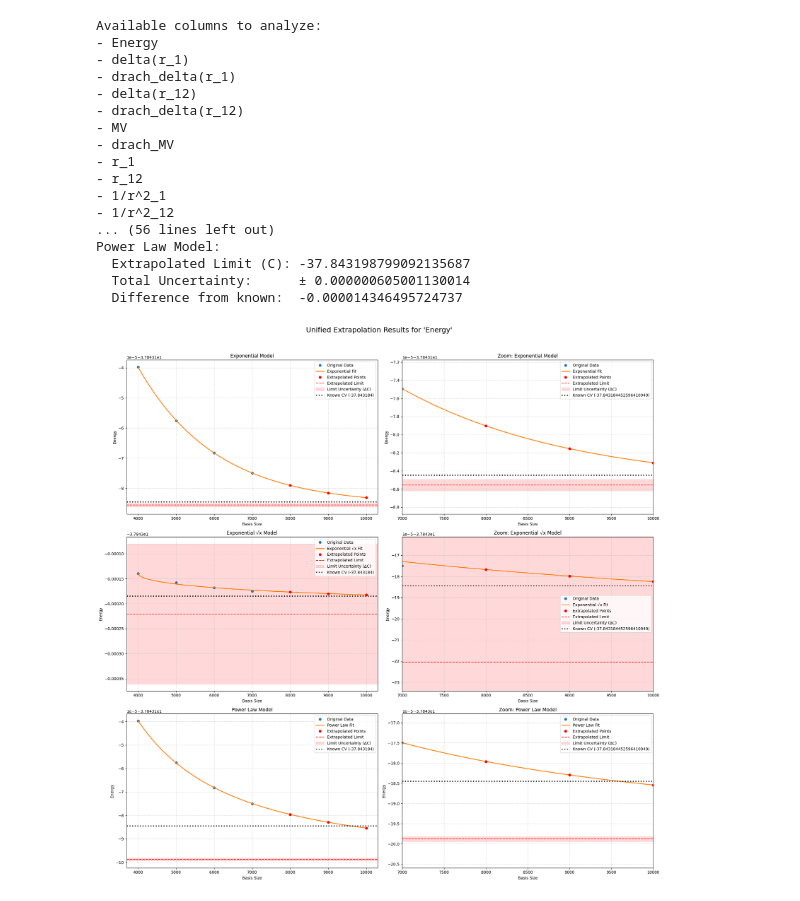
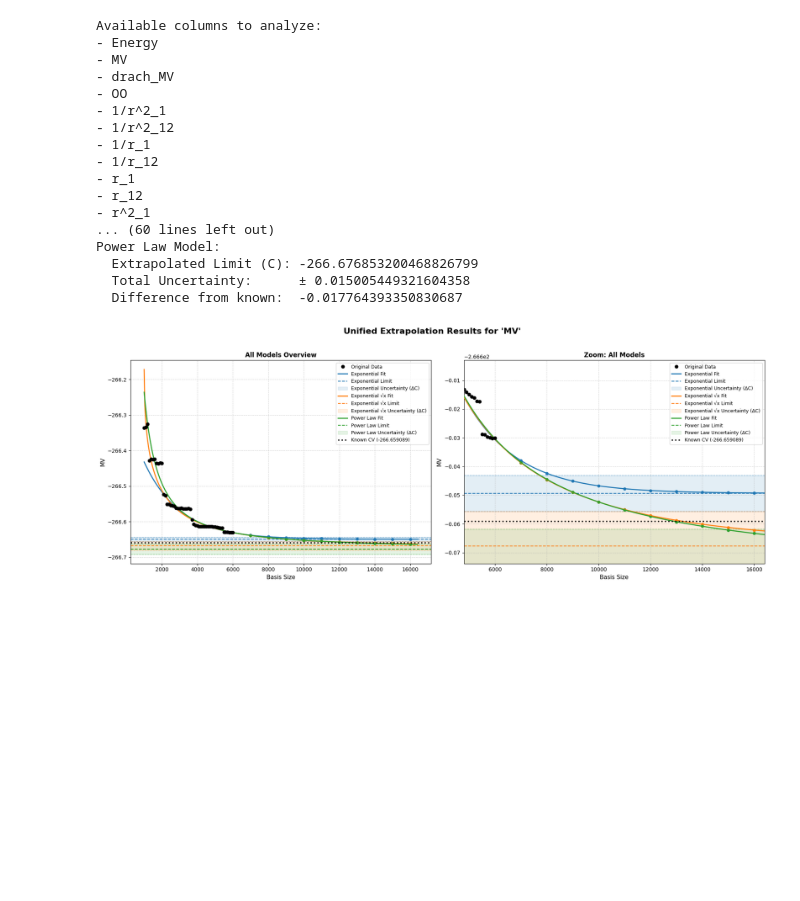
Before and after one commit to trulyaldi/extrapolation, a Jupyter notebook: src/test_inf_v3.ipynb, the cells around one changed output. Cells and saved outputs as stored; diff of their text form; code cells hidden in the pictures; blank space fills up the shorter version.

```diff
--- a/src/test_inf_v3.ipynb
+++ b/src/test_inf_v3.ipynb
@@ -139,26 +155,26 @@ c_3pe_inf
 # %%
 import extrapolator
 
-extrapolator.unified_extrapolator(c_3pe_init).fit()
+extrapolator.unified_extrapolator(be_1po_init).fit()
 # %% [output]
 Available columns to analyze:
 - Energy
-- delta(r_1)
-- drach_delta(r_1)
-- delta(r_12)
-- drach_delta(r_12)
 - MV
 - drach_MV
+- OO
+- 1/r^2_1
+- 1/r^2_12
+- 1/r_1
+- 1/r_12
 - r_1
 - r_12
-- 1/r^2_1
-- 1/r^2_12
-... (56 lines left out)
+- r^2_1
+... (60 lines left out)
 Power Law Model:
-  Extrapolated Limit (C): -37.843198799092135687
-  Total Uncertainty:      ± 0.000000605001130014
-  Difference from known:  -0.000014346495724737
+  Extrapolated Limit (C): -266.676853200468826799
+  Total Uncertainty:      ± 0.015005449321604358
+  Difference from known:  -0.017764393350830687
-[figure, old version]
+[figure, new version]
 # %%
 reference_values = pd.read_csv('/home/aldiyar/extrapolation/large-dataset/reference_vals.txt', delim_whitespace=True)
 # %%
```
Also changed, not shown: parts of 14 cells of this notebook, 5 other files.
